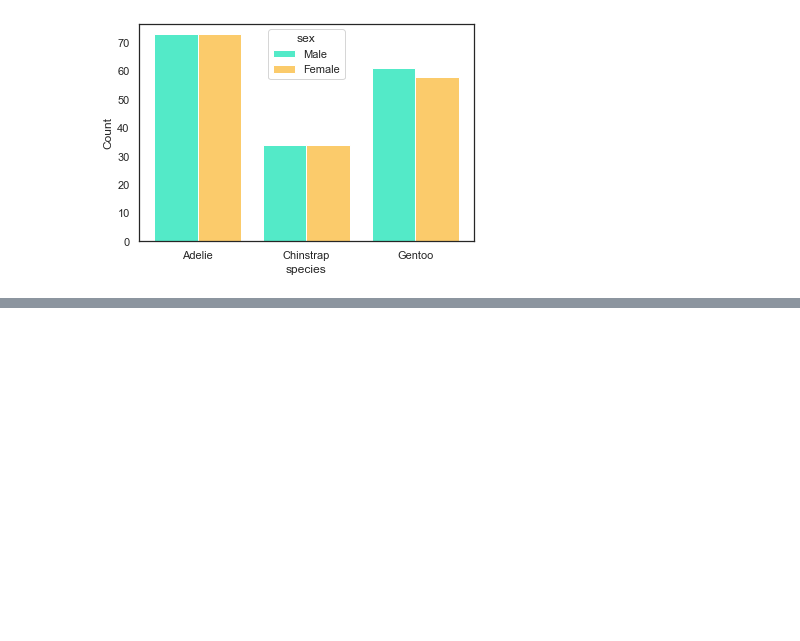
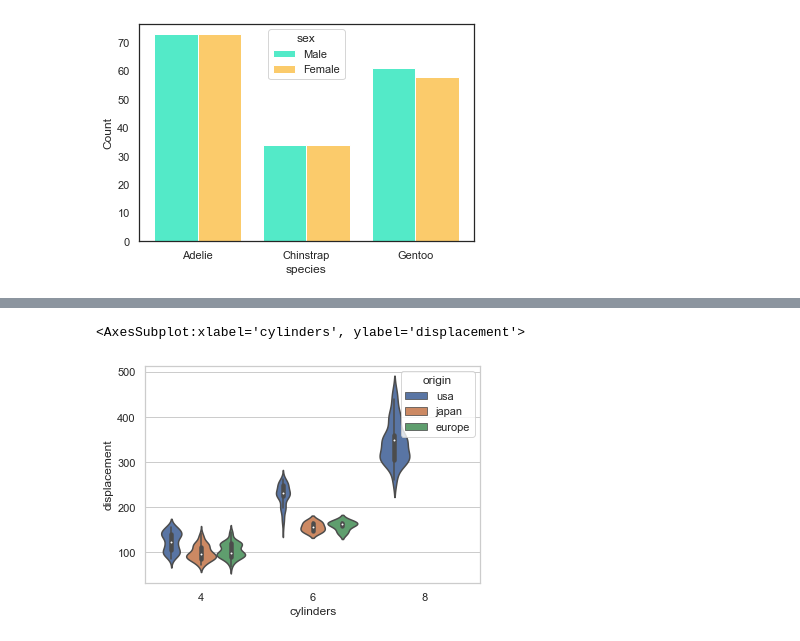
Before and after one commit to sinchan-s/everything_data_science, a Jupyter notebook: Seaborn tuts.ipynb, the cells around one changed output, grey strips where cells are left out. Cells and saved outputs as stored; diff of their text form; code cells hidden in the pictures; blank space fills up the shorter version.

```diff
--- a/Seaborn tuts.ipynb
+++ b/Seaborn tuts.ipynb
@@ -398,0 +410,5 @@ sns.boxplot(y='origin', x='mpg', data=cars2, showcaps=False)
+# %%
+sns.violinplot(data=cars2, x='cylinders', y='displacement', hue='origin')
+# %% [output]
+<AxesSubplot:xlabel='cylinders', ylabel='displacement'>
+[figure, added]
```
Also changed, not shown: parts of 103 cells of this notebook.
